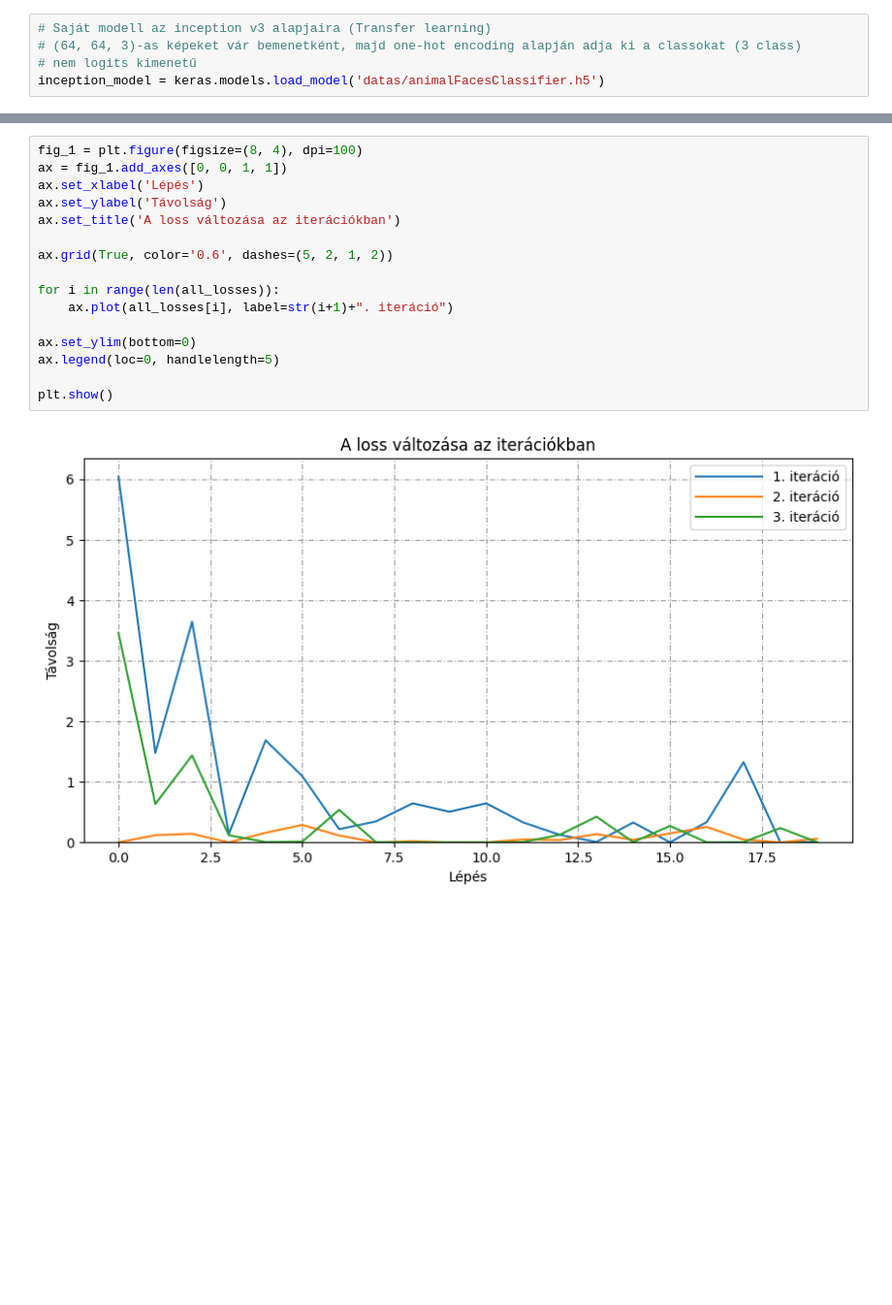
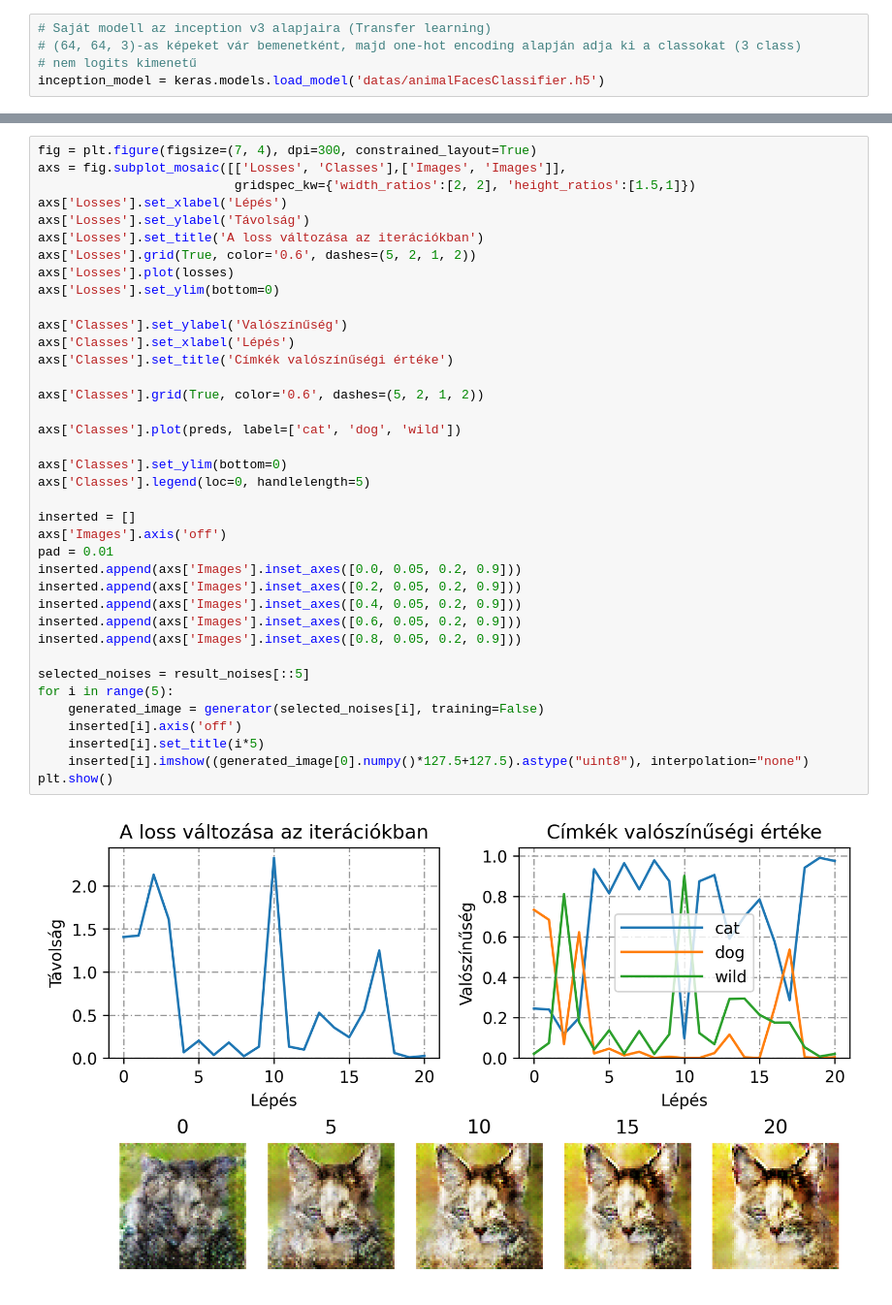
Before and after one commit to DanielNagy97/diplomamunka, a Jupyter notebook: docs/notebooks/GeneratingAnimalFaces.ipynb, the cells around one changed output, grey strips where cells are left out. Shown at 97% size. Drawn from its saved outputs; the diff is of its cells as text; blank space fills up the shorter version.

```diff
--- a/docs/notebooks/GeneratingAnimalFaces.ipynb
+++ b/docs/notebooks/GeneratingAnimalFaces.ipynb
@@ -100,21 +115,43 @@ Step: 5, Loss: 1.0931476354599
-# %%
-fig_1 = plt.figure(figsize=(8, 4), dpi=100)
-ax = fig_1.add_axes([0, 0, 1, 1])
-ax.set_xlabel('Lépés')
-ax.set_ylabel('Távolság')
-ax.set_title('A loss változása az iterációkban')
-
-ax.grid(True, color='0.6', dashes=(5, 2, 1, 2))
-
-for i in range(len(all_losses)):
-    ax.plot(all_losses[i], label=str(i+1)+". iteráció")
-
-ax.set_ylim(bottom=0)
-ax.legend(loc=0, handlelength=5)
-
-plt.show()
-# %% [output]
-[figure, removed]
+# %%
+fig = plt.figure(figsize=(7, 4), dpi=300, constrained_layout=True)
+axs = fig.subplot_mosaic([['Losses', 'Classes'],['Images', 'Images']],
+                          gridspec_kw={'width_ratios':[2, 2], 'height_ratios':[1.5,1]})
+axs['Losses'].set_xlabel('Lépés')
+axs['Losses'].set_ylabel('Távolság')
+axs['Losses'].set_title('A loss változása az iterációkban')
+axs['Losses'].grid(True, color='0.6', dashes=(5, 2, 1, 2))
+axs['Losses'].plot(losses)
+axs['Losses'].set_ylim(bottom=0)
+
+axs['Classes'].set_ylabel('Valószínűség')
+axs['Classes'].set_xlabel('Lépés')
+axs['Classes'].set_title('Címkék valószínűségi értéke')
+
+axs['Classes'].grid(True, color='0.6', dashes=(5, 2, 1, 2))
+
+axs['Classes'].plot(preds, label=['cat', 'dog', 'wild'])
+
+axs['Classes'].set_ylim(bottom=0)
+axs['Classes'].legend(loc=0, handlelength=5)
+
+inserted = []
+axs['Images'].axis('off')
+pad = 0.01
+inserted.append(axs['Images'].inset_axes([0.0, 0.05, 0.2, 0.9]))
+inserted.append(axs['Images'].inset_axes([0.2, 0.05, 0.2, 0.9]))
+inserted.append(axs['Images'].inset_axes([0.4, 0.05, 0.2, 0.9]))
+inserted.append(axs['Images'].inset_axes([0.6, 0.05, 0.2, 0.9]))
+inserted.append(axs['Images'].inset_axes([0.8, 0.05, 0.2, 0.9]))
+
+selected_noises = result_noises[::5]
+for i in range(5):
+    generated_image = generator(selected_noises[i], training=False)
+    inserted[i].axis('off')
+    inserted[i].set_title(i*5)
+    inserted[i].imshow((generated_image[0].numpy()*127.5+127.5).astype("uint8"), interpolation="none")
+plt.show()
+# %% [output]
+[figure, added]
 # %%
 # Egy kutya és egy macska keresése, majd interpoláció a kettő között:
 
```
Also changed, not shown: parts of 9 cells of this notebook.
